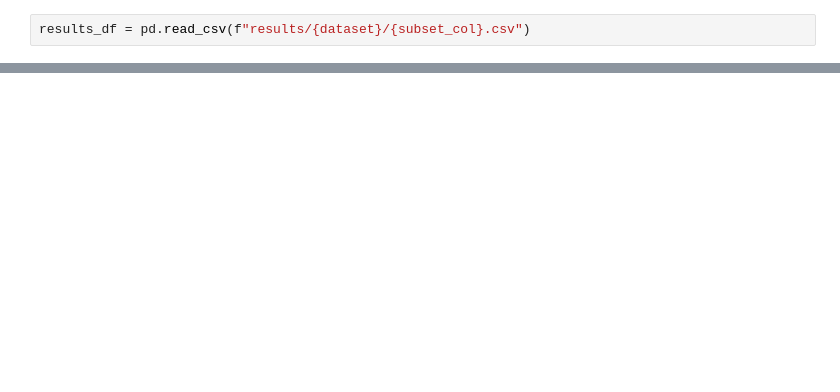
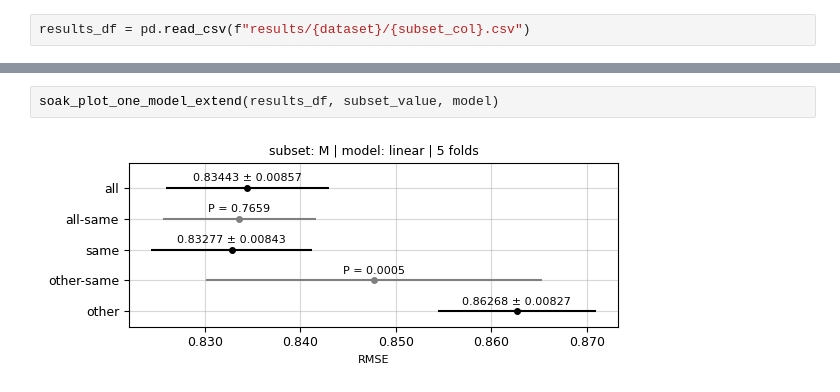
Before and after one commit to lamtung16/soak_regression, a Jupyter notebook: notebook_visualization.ipynb, the cells around one changed output, grey strips where cells are left out. Cells and saved outputs as stored; diff of their text form; blank space fills up the shorter version.

```diff
--- a/notebook_visualization.ipynb
+++ b/notebook_visualization.ipynb
@@ -55,0 +23,4 @@ soak_plot_multiple_models(results_df)
+# %%
+soak_plot_one_model_extend(results_df, subset_value, model)
+# %% [output]
+[figure, added]
```
Also changed, not shown: parts of 7 cells of this notebook, 1 other file.
